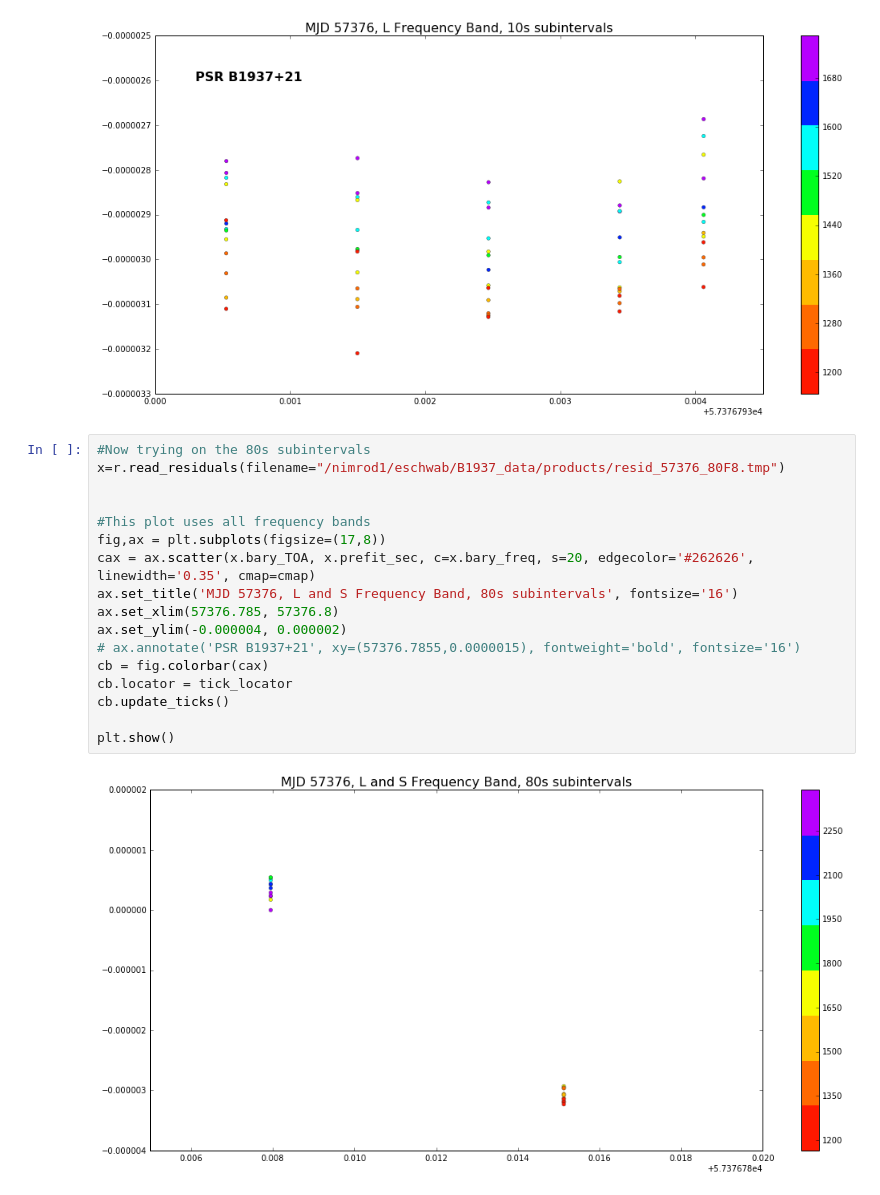
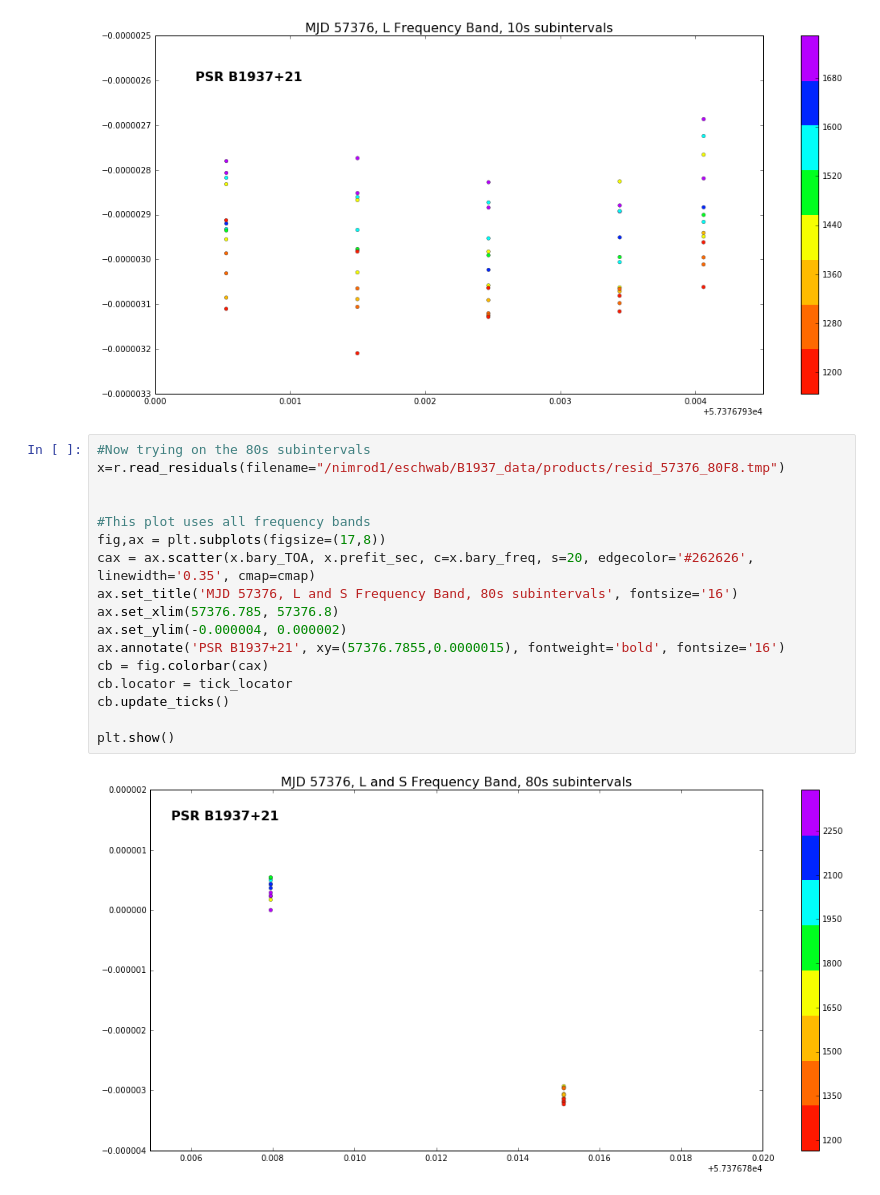
Before and after one commit to elliesch/pulsar_codes, a Jupyter notebook: ResidVsTime.ipynb, the cells around one changed output. Drawn from its saved outputs; the diff is of its cells as text.

```diff
--- a/ResidVsTime.ipynb
+++ b/ResidVsTime.ipynb
@@ -499,19 +499,19 @@ plt.show()
 # %%
 #Now trying on the 80s subintervals
 x=r.read_residuals(filename="/nimrod1/eschwab/B1937_data/products/resid_57376_80F8.tmp")
 
 
 #This plot uses all frequency bands
 fig,ax = plt.subplots(figsize=(17,8))
 cax = ax.scatter(x.bary_TOA, x.prefit_sec, c=x.bary_freq, s=20, edgecolor='#262626', linewidth='0.35', cmap=cmap)
 ax.set_title('MJD 57376, L and S Frequency Band, 80s subintervals', fontsize='16')
 ax.set_xlim(57376.785, 57376.8)
 ax.set_ylim(-0.000004, 0.000002)
-# ax.annotate('PSR B1937+21', xy=(57376.7855,0.0000015), fontweight='bold', fontsize='16')
+ax.annotate('PSR B1937+21', xy=(57376.7855,0.0000015), fontweight='bold', fontsize='16')
 cb = fig.colorbar(cax)
 cb.locator = tick_locator
 cb.update_ticks()
 
 plt.show()
 # %% [output]
-[figure, old version]
+[figure, new version]
```
Also changed, not shown: parts of 1 cell of this notebook.
